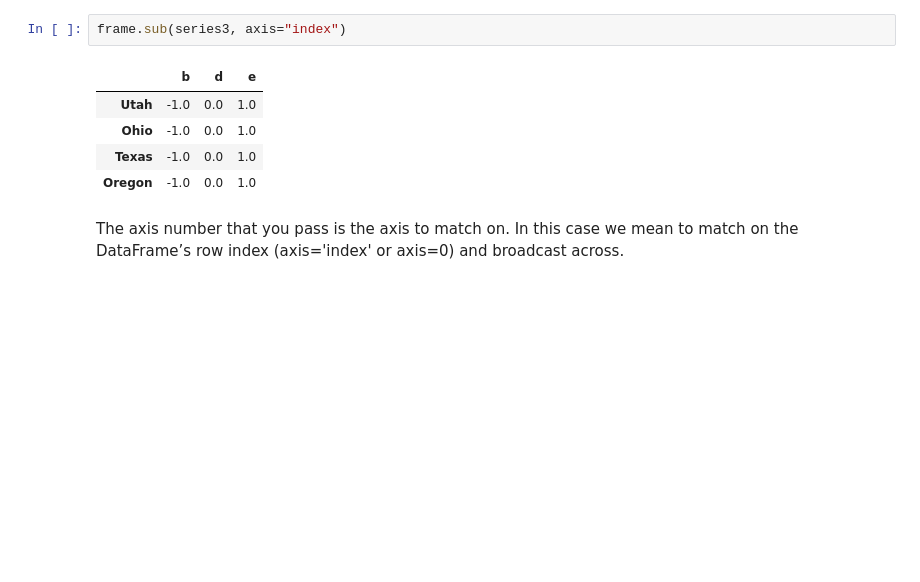
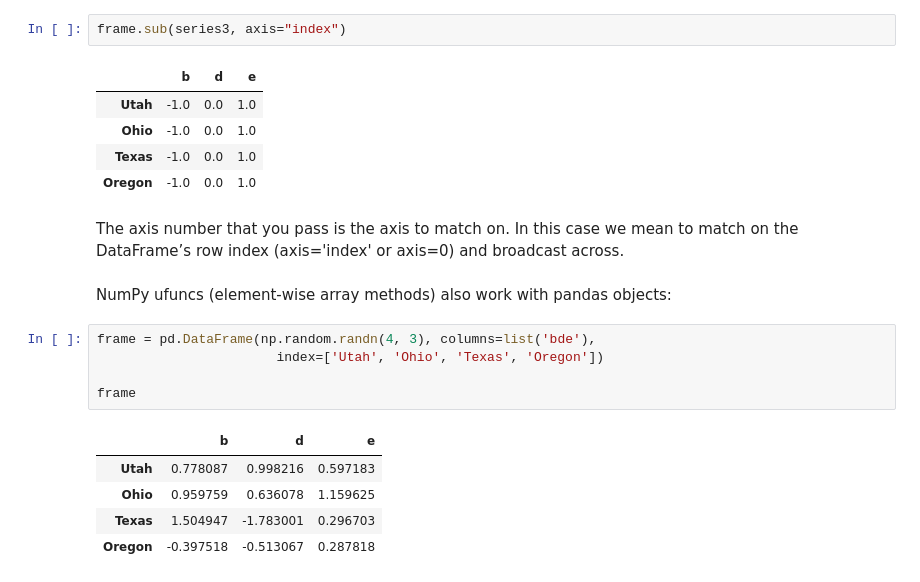
Before and after one commit to JayZeus999/PDS-Handbook, a Jupyter notebook: Chapter_5/chapter_5.ipynb, the cells around one changed output. Drawn from its saved outputs; the diff is of its cells as text; blank space fills up the shorter version.

```diff
--- a/Chapter_5/chapter_5.ipynb
+++ b/Chapter_5/chapter_5.ipynb
@@ -1202,3 +1202,17 @@ frame.sub(series3, axis="index")
  The axis number that you pass is the axis to match on. In this case we mean
  to match on the DataFrame’s row index (axis='index' or axis=0) and
  broadcast across.
+# %% [markdown]
+NumPy ufuncs (element-wise array methods) also work with pandas
+ objects:
+# %%
+frame = pd.DataFrame(np.random.randn(4, 3), columns=list('bde'),
+                       index=['Utah', 'Ohio', 'Texas', 'Oregon'])
+
+frame
+# %% [output]
+|  | b | d | e |
+| Utah | 0.778087 | 0.998216 | 0.597183 |
+| Ohio | 0.959759 | 0.636078 | 1.159625 |
+| Texas | 1.504947 | -1.783001 | 0.296703 |
+| Oregon | -0.397518 | -0.513067 | 0.287818 |
```
Also changed, not shown: parts of 6 cells of this notebook.
